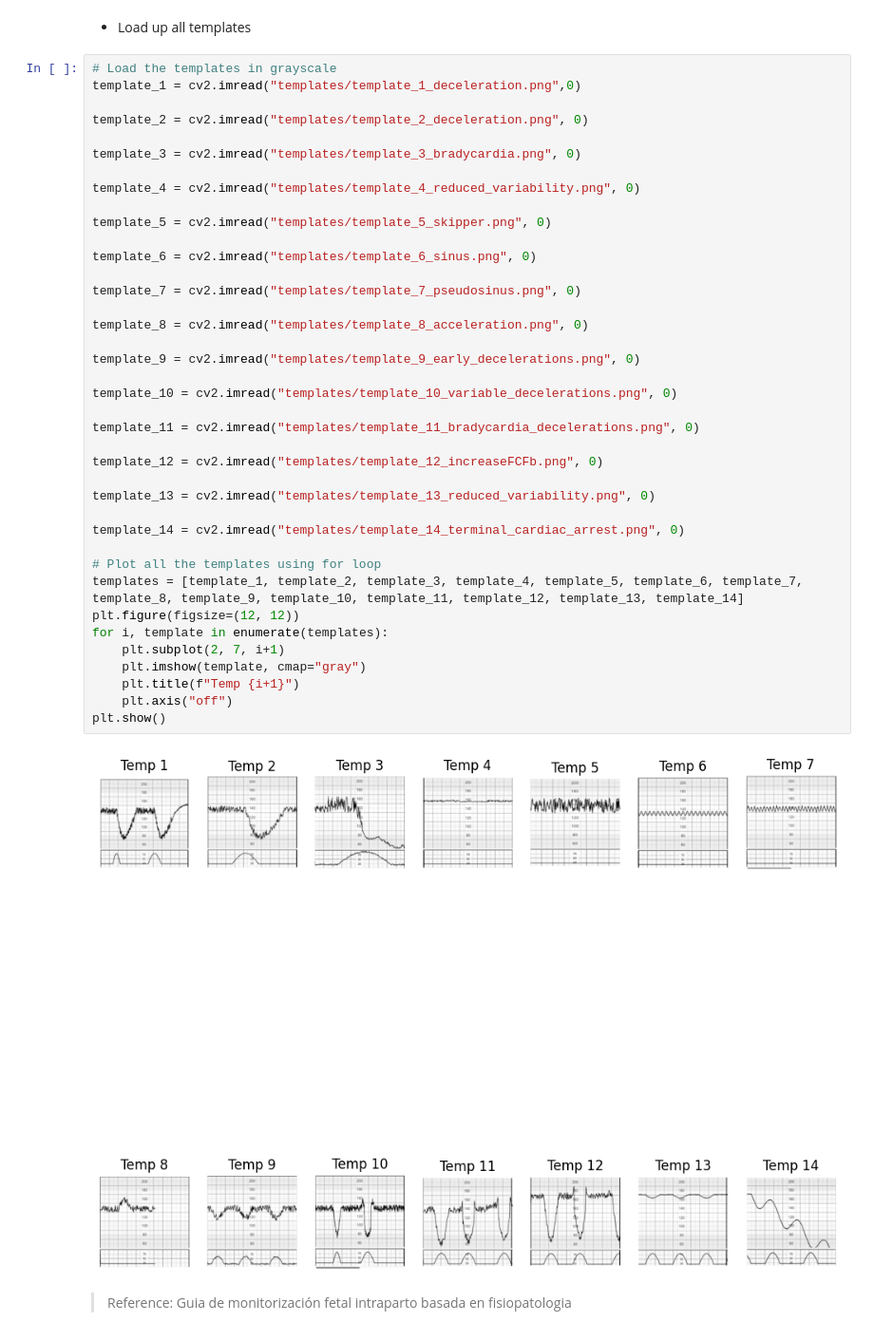
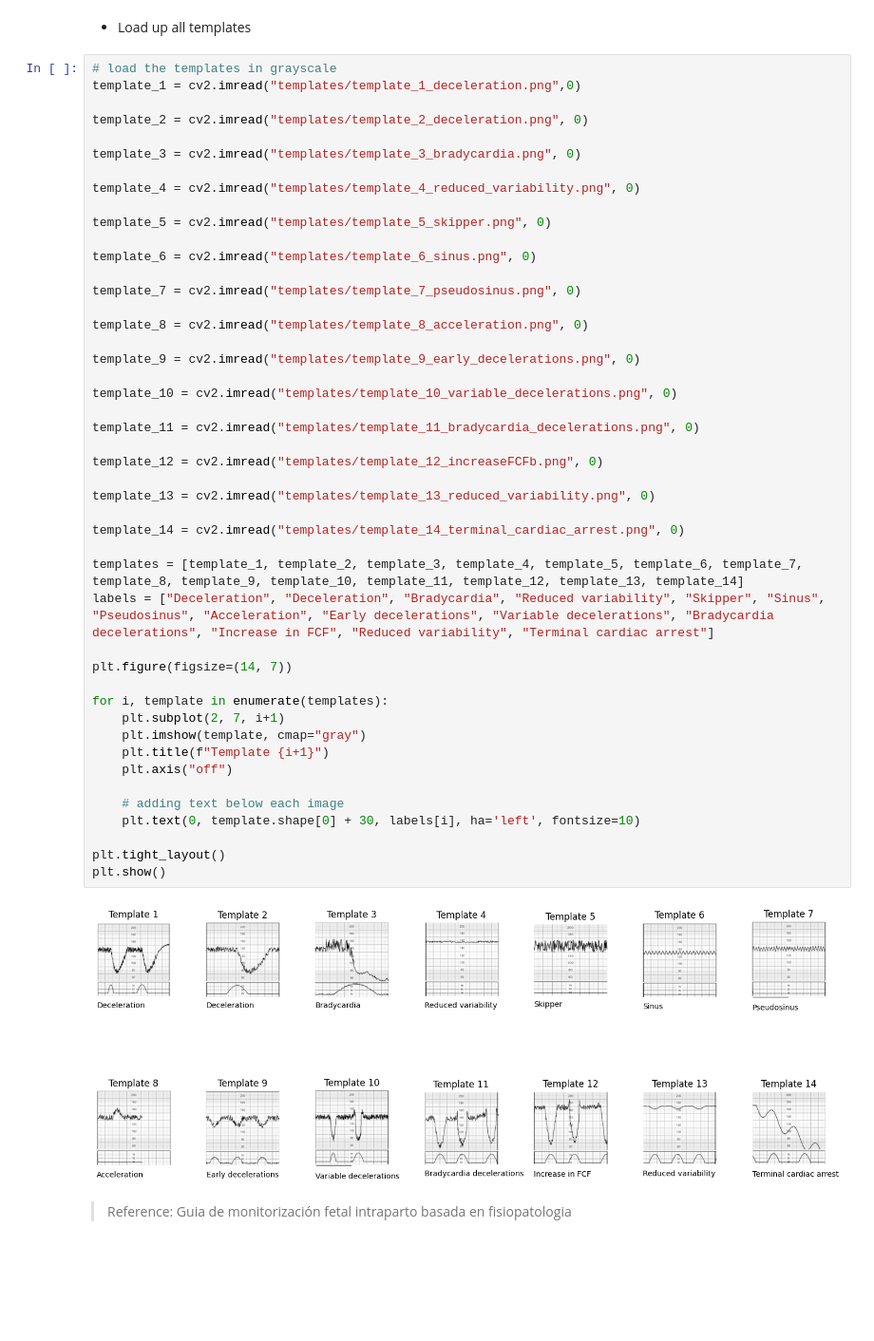
Before and after one commit to mustaphouni04/linies-de-la-vida-bitsxlamarato, a Jupyter notebook: analysis.ipynb, the cells around one changed output. Shown at 95% size. Drawn from its saved outputs; the diff is of its cells as text; blank space fills up the shorter version.

Commit message:
Write description in template plots

```diff
--- a/analysis.ipynb
+++ b/analysis.ipynb
@@ -103,7 +103,7 @@ Some points have been excluded because before we set a threshold to keep high qu
 # %% [markdown]
 - Load up all templates
 # %%
-# Load the templates in grayscale
+# load the templates in grayscale
 template_1 = cv2.imread("templates/template_1_deceleration.png",0)
 
 template_2 = cv2.imread("templates/template_2_deceleration.png", 0)
@@ -112,37 +112,44 @@ template_3 = cv2.imread("templates/template_3_bradycardia.png", 0)
 
 template_4 = cv2.imread("templates/template_4_reduced_variability.png", 0)
 
 template_5 = cv2.imread("templates/template_5_skipper.png", 0)
 
 template_6 = cv2.imread("templates/template_6_sinus.png", 0)
 
 template_7 = cv2.imread("templates/template_7_pseudosinus.png", 0)
 
 template_8 = cv2.imread("templates/template_8_acceleration.png", 0)
 
 template_9 = cv2.imread("templates/template_9_early_decelerations.png", 0)
 
 template_10 = cv2.imread("templates/template_10_variable_decelerations.png", 0)
 
 template_11 = cv2.imread("templates/template_11_bradycardia_decelerations.png", 0)
 
 template_12 = cv2.imread("templates/template_12_increaseFCFb.png", 0)
 
 template_13 = cv2.imread("templates/template_13_reduced_variability.png", 0)
 
 template_14 = cv2.imread("templates/template_14_terminal_cardiac_arrest.png", 0)
 
-# Plot all the templates using for loop
 templates = [template_1, template_2, template_3, template_4, template_5, template_6, template_7, template_8, template_9, template_10, template_11, template_12, template_13, template_14]
-plt.figure(figsize=(12, 12))
+labels = ["Deceleration", "Deceleration", "Bradycardia", "Reduced variability", "Skipper", "Sinus", "Pseudosinus", "Acceleration", "Early decelerations", "Variable decelerations", "Bradycardia decelerations", "Increase in FCF", "Reduced variability", "Terminal cardiac arrest"]
+
+plt.figure(figsize=(14, 7))
+
 for i, template in enumerate(templates):
     plt.subplot(2, 7, i+1)
     plt.imshow(template, cmap="gray")
-    plt.title(f"Temp {i+1}")
+    plt.title(f"Template {i+1}")
     plt.axis("off")
+
+    # adding text below each image
+    plt.text(0, template.shape[0] + 30, labels[i], ha='left', fontsize=10)
+
+plt.tight_layout()
 plt.show()
 # %% [output]
-[figure, old version]
+[figure, new version]
 # %% [markdown]
 > Reference: Guia de monitorización fetal intraparto basada en fisiopatologia
 # %% [markdown]
```
Also changed, not shown: parts of 1 cell of this notebook.
